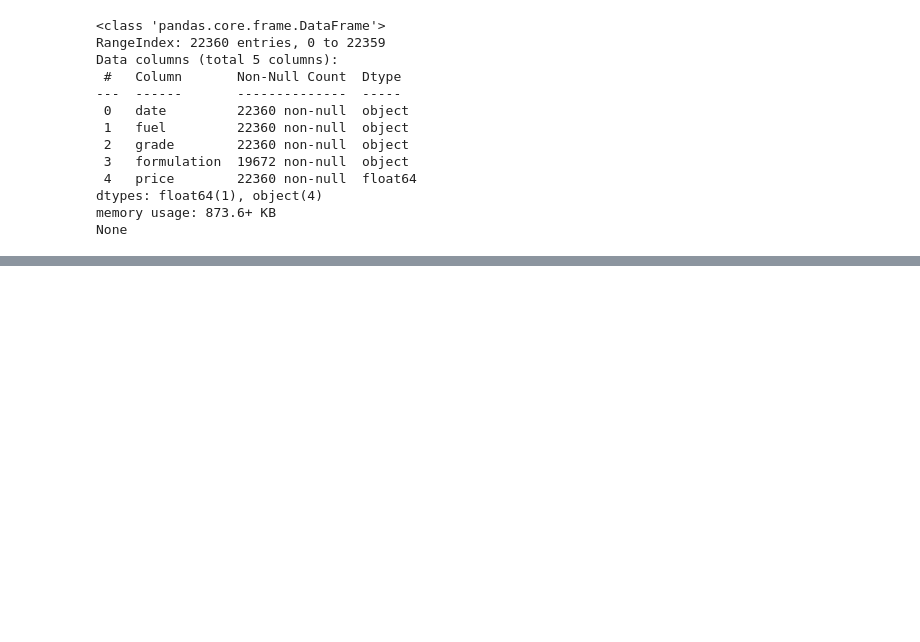
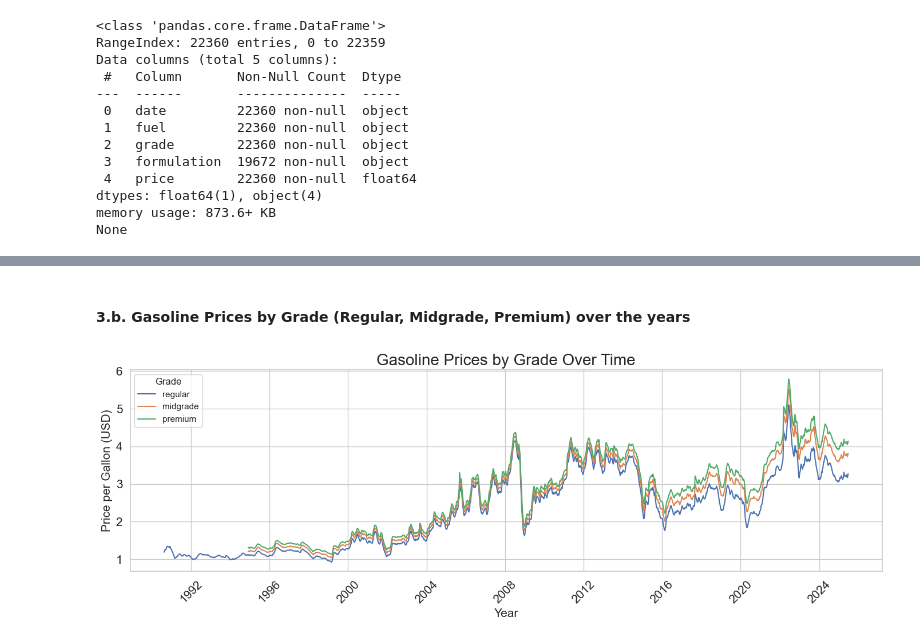
Before and after one commit to samvik07/Py-dy-Tuesdays-Slices, a Jupyter notebook: 01-07-2025/PydyTuesday_USGasPrices.ipynb, the cells around one changed output, grey strips where cells are left out. Cells and saved outputs as stored; diff of their text form; code cells hidden in the pictures; blank space fills up the shorter version.

```diff
--- a/01-07-2025/PydyTuesday_USGasPrices.ipynb
+++ b/01-07-2025/PydyTuesday_USGasPrices.ipynb
@@ -127,0 +161,33 @@ plt.show()
+# %% [markdown]
+#### 3.b. Gasoline Prices by Grade (Regular, Midgrade, Premium) over the years
+# %%
+# Filter only gasoline data
+gasoline_df = weekly_gas_prices[weekly_gas_prices['fuel'] == 'gasoline'].copy()
+
+# Keep only rows with specific grade and formulation (skip 'all' values)
+gasoline_filtered = gasoline_df[
+    (gasoline_df['grade'] != 'all') &
+    (gasoline_df['formulation'] != 'all')
+]
+
+# Calculate average price grouped by date and grade
+grade_avg = gasoline_filtered.groupby(['date', 'grade'])['price'].mean().reset_index()
+
+# Plot a lineplot
+plt.figure(figsize=(14, 5))
+sns.lineplot(data=grade_avg, x='date', y='price', hue='grade')
+
+# Set plot specifications
+plt.title("Gasoline Prices by Grade Over Time", size=20)
+plt.xticks(rotation=45, size=15)
+plt.yticks(size=15)
+plt.ylabel("Price per Gallon (USD)", size=15)
+plt.xlabel("Year", size=15)
+plt.grid(True)
+plt.legend(title='Grade')
+plt.tight_layout()
+
+# Display the plot
+plt.show()
+# %% [output]
+[figure, added]
```
Also changed, not shown: parts of 16 cells of this notebook.
